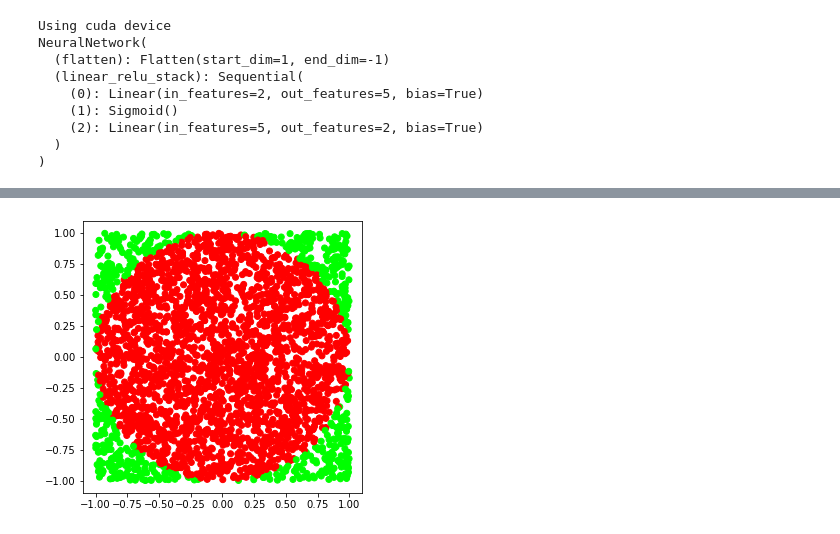
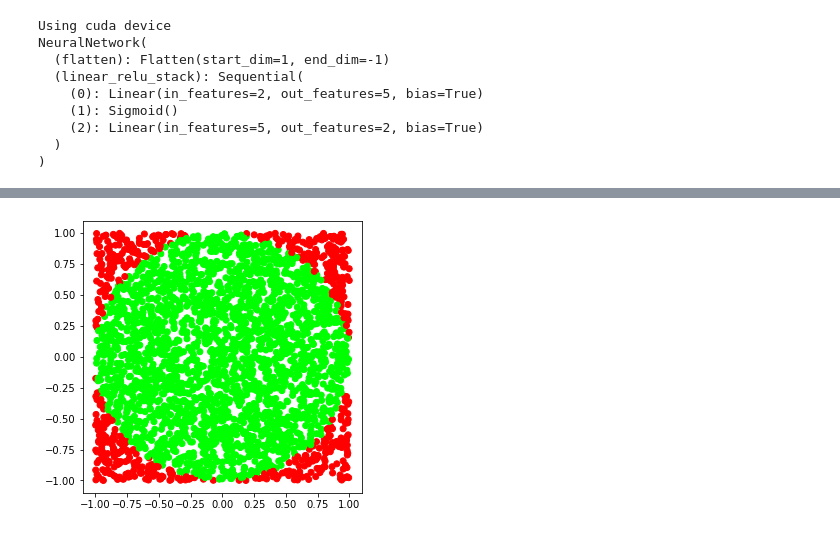
Before and after one commit to senku-kz/Weekly_Assignment_2, a Jupyter notebook: Weekly_Assignment_2.ipynb, the cells around one changed output, grey strips where cells are left out. Cells and saved outputs as stored; diff of their text form; code cells hidden in the pictures.

```diff
--- a/Weekly_Assignment_2.ipynb
+++ b/Weekly_Assignment_2.ipynb
@@ -604,16 +604,17 @@ Test Error:
 Task 4. Plot the circle and distribution of points of sample size of 3000 around the origin at distance of 1. Points that was classified "within a circle" should be colored green and points that was classified as "outside a circle" should be colored red.
 ![image.png](embedded-picture-1)
 # %%
+import numpy as np
 import matplotlib.pyplot as plt
 
 x_index = 0
 y_index = 1
 
 # print(test_data.points, test_data.labels)
-color = np.array(['#0f0', '#f00'])
+color = np.array(['#f00', '#0f0'])
 
 plt.figure(figsize=(5, 5))
 plt.scatter(test_data.points[:, x_index], test_data.points[:, y_index], c=color[test_data.labels])
 plt.show()
 # %% [output]
-[figure, old version]
+[figure, new version]
```
Also changed, not shown: parts of 2 cells of this notebook.
